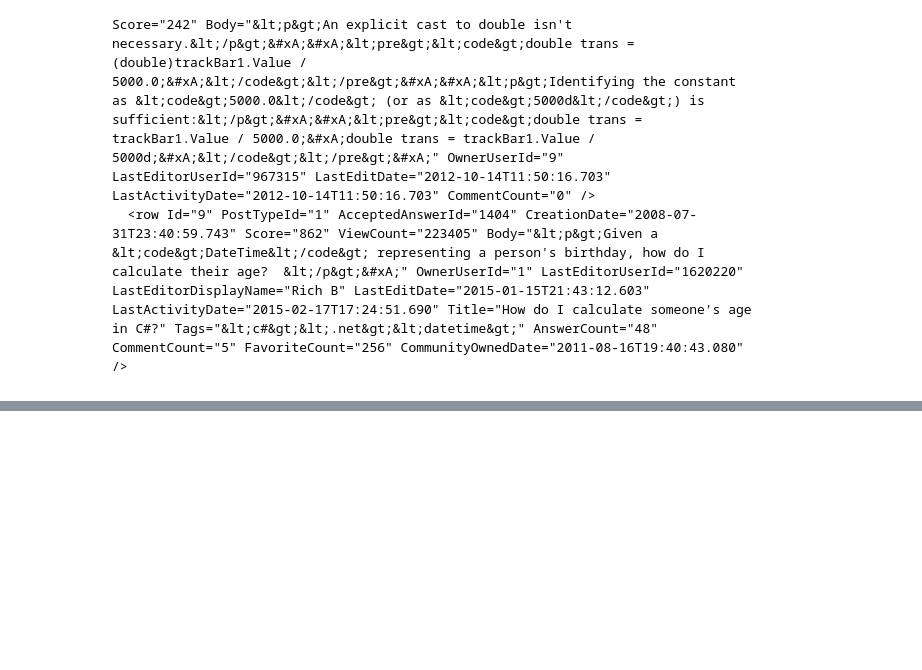
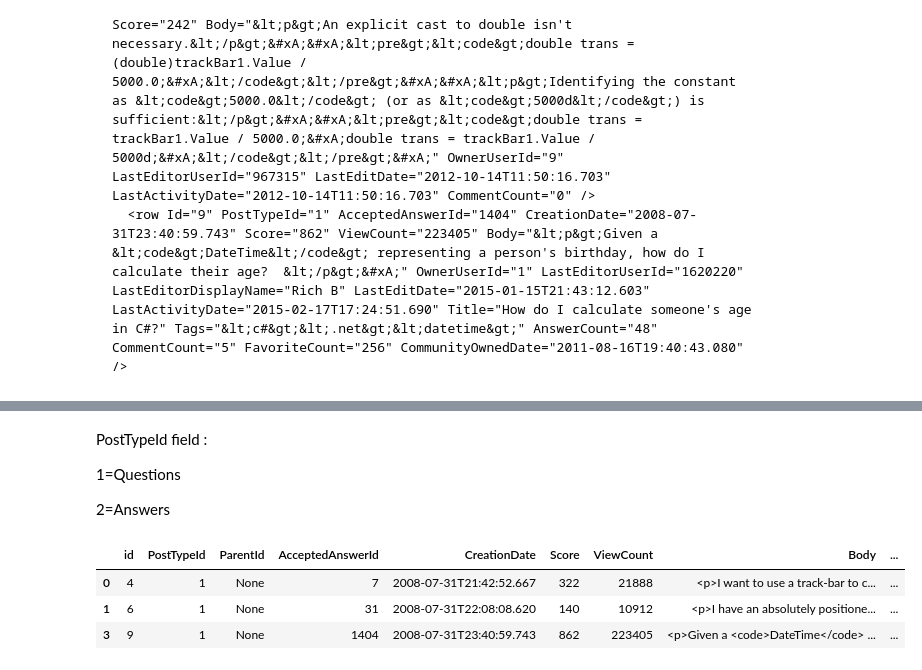
Before and after one commit to mostafa-ja/Data-Mining-fall-2023, a Jupyter notebook: Data_Mining1.ipynb, the cells around one changed output, grey strips where cells are left out. Drawn from its saved outputs; the diff is of its cells as text; code cells hidden in the pictures; blank space fills up the shorter version.

```diff
--- a/Data_Mining1.ipynb
+++ b/Data_Mining1.ipynb
@@ -187,3 +191,18 @@ CommentCount               0
 FavoriteCount            159
 CommunityOwnedDate       203
 dtype: int64
+# %% [markdown]
+PostTypeId field :
+
+1=Questions
+
+2=Answers
+# %%
+df_question = df[df['PostTypeId'] == '1']
+
+df_question.head(3)
+# %% [output]
+|  | id | PostTypeId | ParentId | AcceptedAnswerId | CreationDate | Score | ViewCount | Body | ... |
+| 0 | 4 | 1 | None | 7 | 2008-07-31T21:42:52.667 | 322 | 21888 | <p>I want to use a track-bar to c... | ... |
+| 1 | 6 | 1 | None | 31 | 2008-07-31T22:08:08.620 | 140 | 10912 | <p>I have an absolutely positione... | ... |
+| 3 | 9 | 1 | None | 1404 | 2008-07-31T23:40:59.743 | 862 | 223405 | <p>Given a <code>DateTime</code> ... | ... |
```
Also changed, not shown: parts of 13 cells of this notebook.
